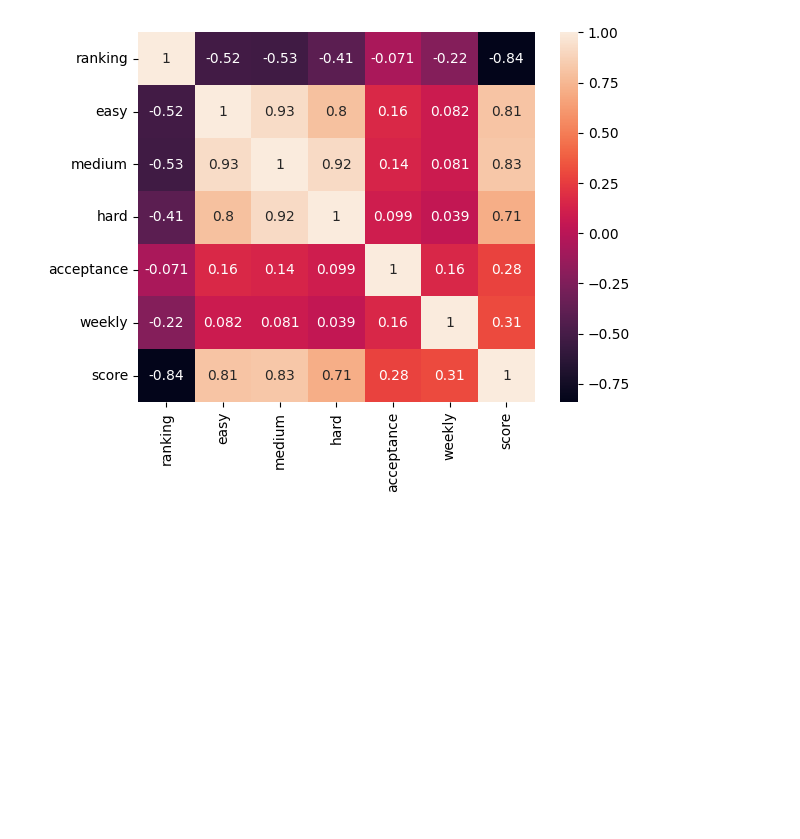
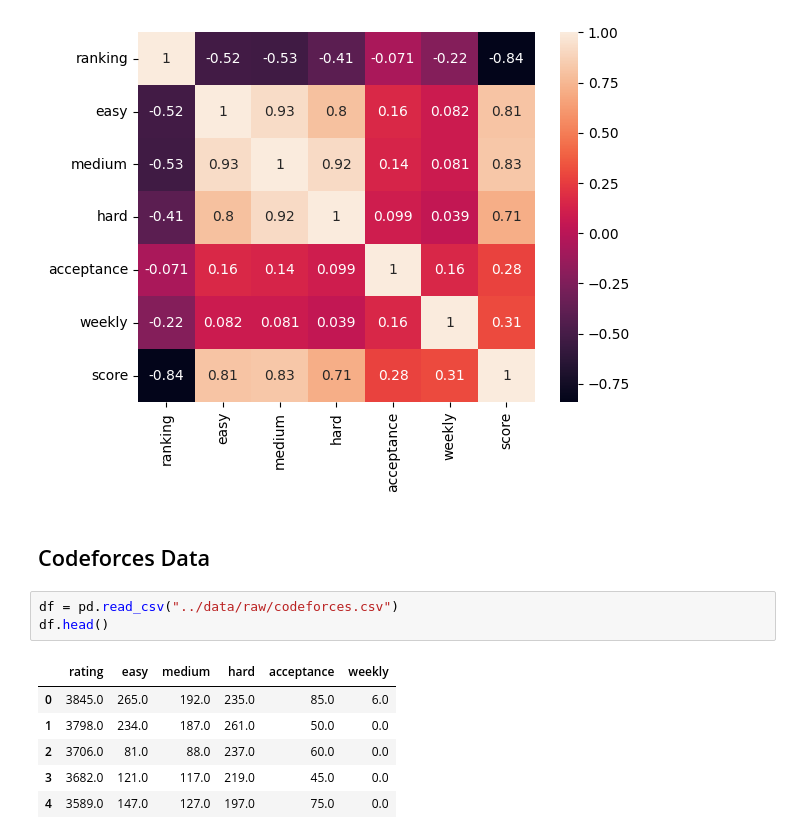
Before and after one commit to Traillio-Org/platform_formulations, a Jupyter notebook: exploration/exploration.ipynb, the cells around one changed output. Saved outputs shown, nothing was run; the diff lists cells and outputs as text; blank space fills up the shorter version.

```diff
--- a/exploration/exploration.ipynb
+++ b/exploration/exploration.ipynb
@@ -34,3 +42,15 @@ sns.heatmap(corr_matrix, annot=True)
 # %% [output]
 <Axes: >
 [figure]
+# %% [markdown]
+## Codeforces Data
+# %%
+df = pd.read_csv("../data/raw/codeforces.csv")
+df.head()
+# %% [output]
+|  | rating | easy | medium | hard | acceptance | weekly |
+| 0 | 3845.0 | 265.0 | 192.0 | 235.0 | 85.0 | 6.0 |
+| 1 | 3798.0 | 234.0 | 187.0 | 261.0 | 50.0 | 0.0 |
+| 2 | 3706.0 | 81.0 | 88.0 | 237.0 | 60.0 | 0.0 |
+| 3 | 3682.0 | 121.0 | 117.0 | 219.0 | 45.0 | 0.0 |
+| 4 | 3589.0 | 147.0 | 127.0 | 197.0 | 75.0 | 0.0 |
```
Also changed, not shown: parts of 6 cells of this notebook, 9 other files.
